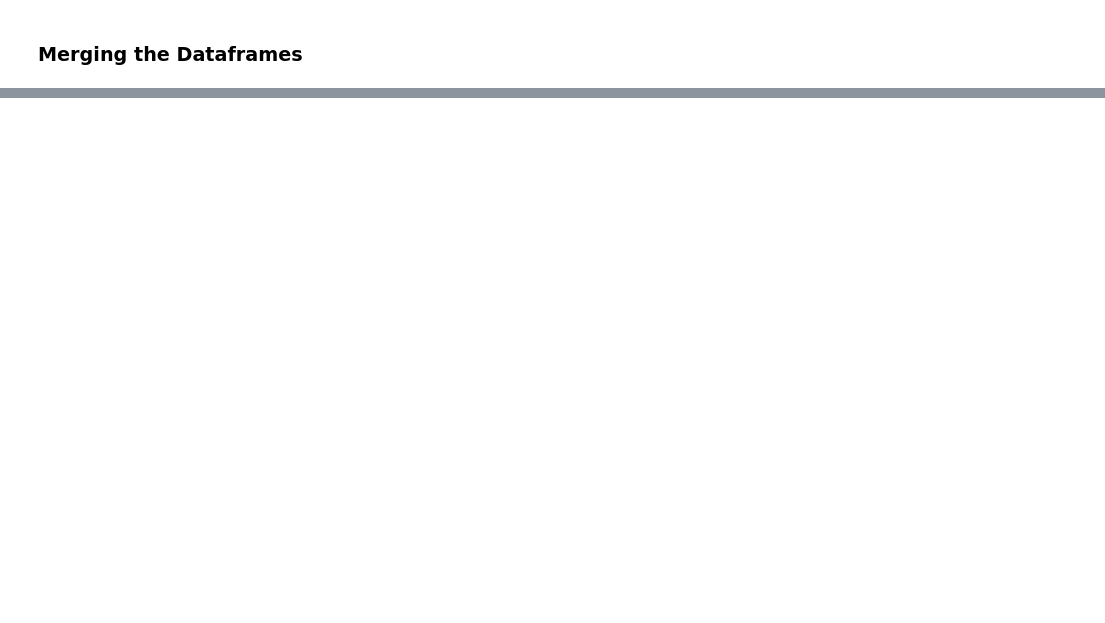
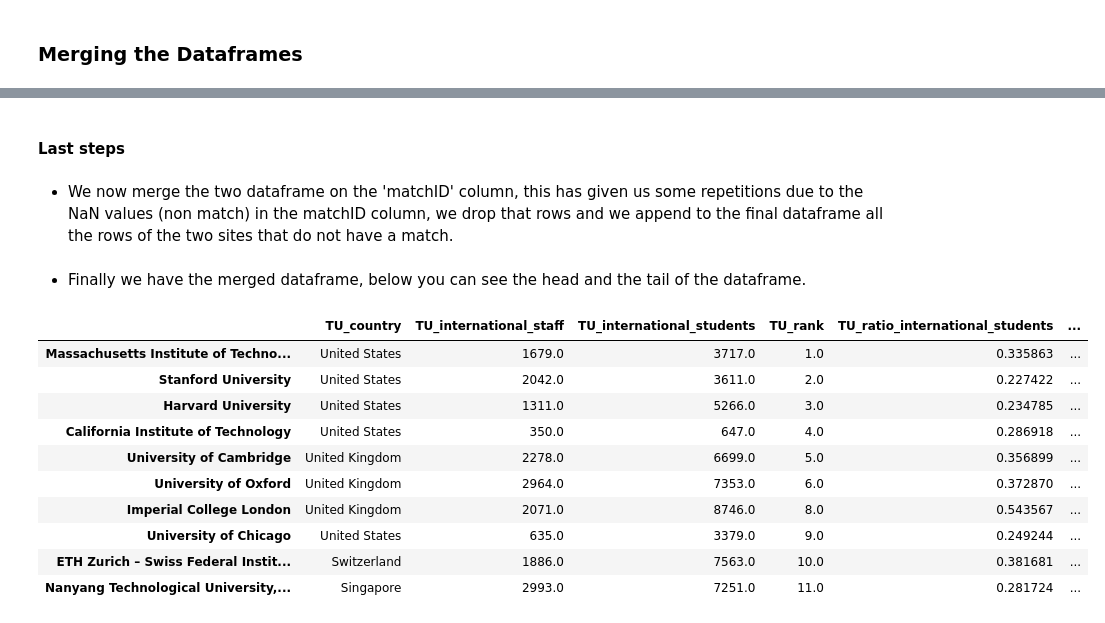
Before and after one commit to christian-5-28/ADA-Sciuto-Smith-Tarantino, a Jupyter notebook: 02 - Data from the Web/Homework 2.ipynb, the cells around one changed output, grey strips where cells are left out. Drawn from its saved outputs; the diff is of its cells as text; code cells hidden in the pictures; blank space fills up the shorter version.

```diff
--- a/02 - Data from the Web/Homework 2.ipynb
+++ b/02 - Data from the Web/Homework 2.ipynb
@@ -526,0 +553,8 @@ tu_df.head()
+# %%
+false_matches_list = ['University', 'University of Technology', 'State University',
+             'Institute of Technology', 'National University', 'Technical University',
+             'University of ', 'University of Science and Technology', 'Vrije Universiteit']
+
+first_m = pd.Series(first_m)
+
+df_clean_matches = clean_matches(top_univ_df.index, first_m, false_matches_list)
@@ -526,0 +563,5 @@ tu_df.head()
+# %%
+column = pd.Series(df_clean_matches.match)
+column = column.reindex(top_univ_df.reset_index().index)
+
+top_univ_df['matchID'] = column
@@ -526,0 +570,44 @@ tu_df.head()
+# %%
+times_edu_df['matchID'] = pd.Series(NaN, index=times_edu_df.index)
+
+for name in times_edu_df.index:
+    for match in df_clean_matches.match:
+        if name is match:
+            times_edu_df.loc[name, 'matchID'] = match
+# %% [markdown]
+#### Last steps
+# %% [markdown]
+- We now merge the two dataframe on the 'matchID' column, this has given us some repetitions due to the NaN values (non match) in the matchID column, we drop that rows and we append to the final dataframe all the rows of the two sites that do not have a match.
+# %%
+final_df = top_univ_df.merge(times_edu_df, how='outer', left_on='matchID', right_on='matchID')
+
+#here we drop all the repetition from the merging
+final_df = final_df.dropna()
+
+final_df = final_df.set_index('matchID')
+
+#here we obtain all the universities from the first and second site that do not have a match
+nan_first_site = top_univ_df[top_univ_df.isnull().any(axis=1)]
+
+nan_second_site = times_edu_df[times_edu_df.isnull().any(axis=1)]
+
+#And now we append to our final dataframe all the universities that do not have a match
+final_df = final_df.append(nan_first_site)
+final_df = final_df.append(nan_second_site)
+final_df = final_df.drop(['matchID'], axis = 1)
+# %% [markdown]
+- Finally we have the merged dataframe, below you can see the head and the tail of the dataframe.
+# %%
+final_df.head(10)
+# %% [output]
+|  | TU_country | TU_international_staff | TU_international_students | TU_rank | TU_ratio_international_students | ... |
+| Massachusetts Institute of Techno... | United States | 1679.0 | 3717.0 | 1.0 | 0.335863 | ... |
+| Stanford University | United States | 2042.0 | 3611.0 | 2.0 | 0.227422 | ... |
+| Harvard University | United States | 1311.0 | 5266.0 | 3.0 | 0.234785 | ... |
+| California Institute of Technology | United States | 350.0 | 647.0 | 4.0 | 0.286918 | ... |
+| University of Cambridge | United Kingdom | 2278.0 | 6699.0 | 5.0 | 0.356899 | ... |
+| University of Oxford | United Kingdom | 2964.0 | 7353.0 | 6.0 | 0.372870 | ... |
+| Imperial College London | United Kingdom | 2071.0 | 8746.0 | 8.0 | 0.543567 | ... |
+| University of Chicago | United States | 635.0 | 3379.0 | 9.0 | 0.249244 | ... |
+| ETH Zurich – Swiss Federal Instit... | Switzerland | 1886.0 | 7563.0 | 10.0 | 0.381681 | ... |
+| Nanyang Technological University,... | Singapore | 2993.0 | 7251.0 | 11.0 | 0.281724 | ... |
```
Also changed, not shown: parts of 44 cells of this notebook.
